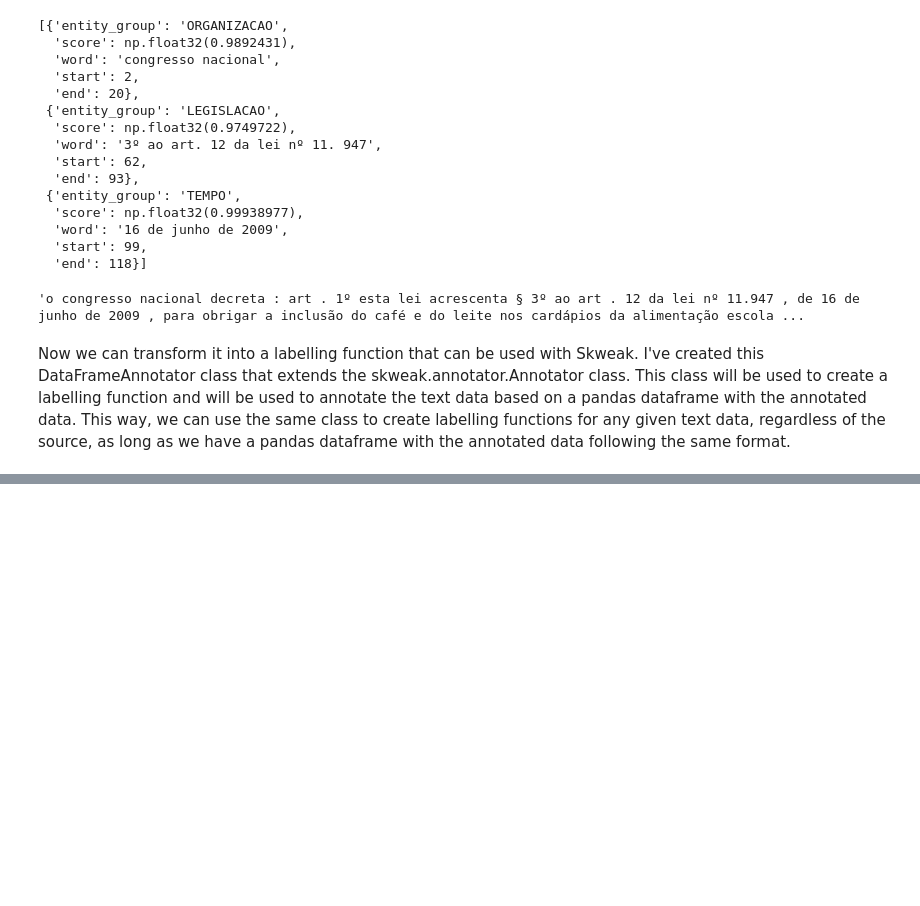
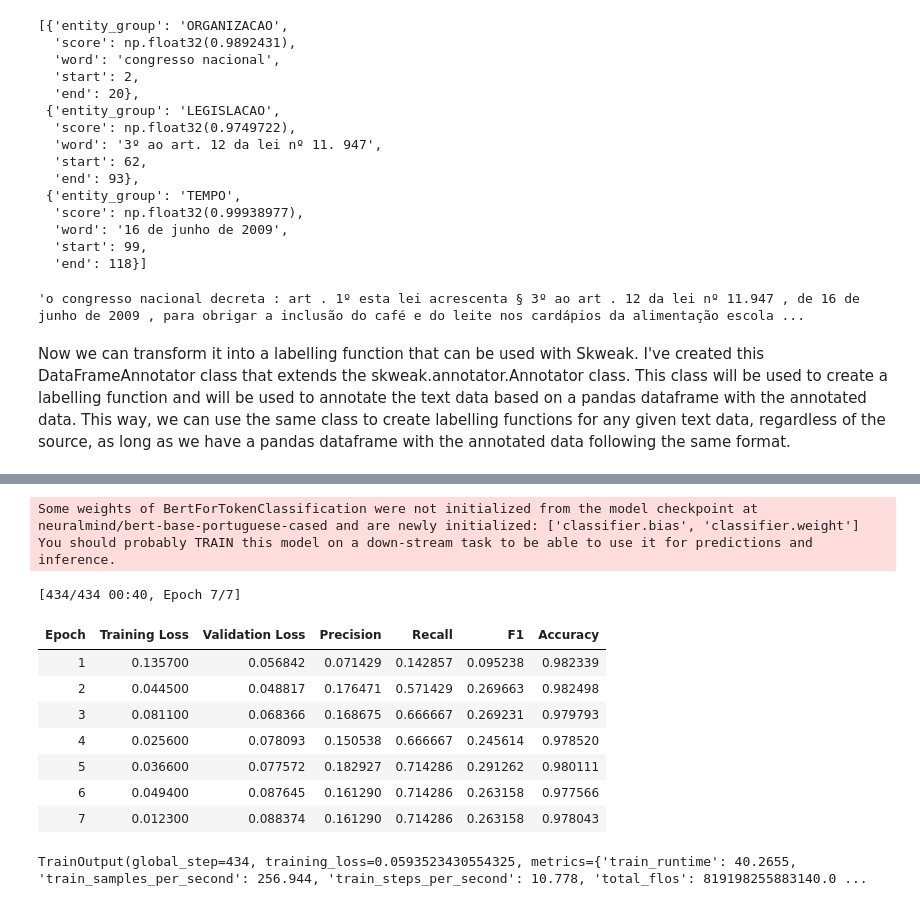
Before and after one commit to jfholanda/ner-weak-supervision, a Jupyter notebook: NER_Weak_Supervision.ipynb, the cells around one changed output, grey strips where cells are left out. Saved outputs shown, nothing was run; the diff lists cells and outputs as text; code cells hidden in the pictures; blank space fills up the shorter version.

```diff
--- a/NER_WeakSupervision_JFH.ipynb
+++ b/NER_Weak_Supervision.ipynb
@@ -767,0 +1200,9 @@ lf_transformer_1 = DataFrameAnnotator(
+# %%
+structured_chat = model_openai.with_structured_output(
+    ListaOrganizacoes,
+    method="json_mode",    # ou o método apropriado, como "default" ou "json"
+    include_raw=False      # opcional, conforme necessidade
+)
+
+# Combine prompt e modelo configurado para criar a cadeia
+chain = prompt | structured_chat
@@ -767,0 +2165,69 @@ lf_transformer_1 = DataFrameAnnotator(
+# %%
+# Load the pretrained model and tokenizer
+# The model is configured for token classification with the specified number of labels
+pretrained_language_model = AutoModelForTokenClassification.from_pretrained(
+    MODEL_NAME,  # Pretrained model name
+    num_labels=len(id_to_label),  # Number of unique labels in the dataset
+    id2label=id_to_label,  # Mapping from label IDs to label names
+    label2id=label_to_id,  # Mapping from label names to label IDs
+)
+
+# Define the training arguments for the Trainer
+training_args = TrainingArguments(
+    output_dir="./outputs/ner/bert-base-ner-hmm-labels",  # Directory to save model checkpoints and logs
+    num_train_epochs=7,  # Number of training epochs
+    per_device_train_batch_size=24,  # Batch size for training
+    per_device_eval_batch_size=24,  # Batch size for evaluation
+    weight_decay=0.01,  # Weight decay for regularization
+    seed=271828,  # Random seed for reproducibility
+    bf16=True,  # Use bfloat16 precision for training (if supported by hardware)
+    fp16=False,  # Use mixed precision training with FP16 (if supported by hardware)
+    save_total_limit=1,  # Limit the total number of saved checkpoints
+    logging_steps=1,  # Log training metrics every step
+    eval_steps=1,  # Evaluate the model every step
+    save_steps=1,  # Save the model every step
+    metric_for_best_model="eval_f1",  # Metric to determine the best model
+    greater_is_better=True,  # Higher metric value is better
+    logging_strategy="steps",  # Log metrics at each step
+    eval_strategy="epoch",  # Evaluate the model at the end of each epoch
+    save_strategy="epoch",  # Save the model at the end of each epoch
+    load_best_model_at_end=True,  # Load the best model at the end of training
+    do_train=True,  # Perform training
+    do_eval=True,  # Perform evaluation
+    gradient_accumulation_steps=1,  # Accumulate gradients over multiple steps
+    push_to_hub=False,  # Do not push the model to the Hugging Face Hub
+    learning_rate=2e-5,  # Learning rate for the optimizer
+    overwrite_output_dir=True,  # Overwrite the output directory if it exists
+)
+
+# Create a Trainer instance to handle training and evaluation
+trainer = Trainer(
+    model=pretrained_language_model,  # The model to be trained
+    args=training_args,  # Training arguments defined above
+    train_dataset=tokenized_hf_dataset_train_hmm,  # Tokenized training dataset
+    eval_dataset=tokenized_hf_dataset_dev_true,  # Tokenized validation dataset
+    processing_class=tokenizer,  # Tokenizer for preprocessing the data
+    data_collator=token_classification_collator,  # Data collator for dynamic padding
+    compute_metrics=compute_metrics_for_evaluation,  # Function to compute evaluation metrics
+)
+# %% [output]
+Some weights of BertForTokenClassification were not initialized from the model checkpoint at neuralmind/bert-base-portuguese-cased and are newly initialized: ['classifier.bias', 'classifier.weight']
+You should probably TRAIN this model on a down-stream task to be able to use it for predictions and inference.
+# %%
+# Start the training process using the Trainer instance
+# This will train the model on the training dataset and evaluate it on the validation dataset
+# The training process will follow the configurations specified in the TrainingArguments
+# During training, the model's parameters will be updated to minimize the loss function
+# The evaluation metrics will be logged at each step and at the end of each epoch
+trainer.train()
+# %% [output]
+[434/434 00:40, Epoch 7/7]
+| Epoch | Training Loss | Validation Loss | Precision | Recall | F1 | Accuracy |
+| 1 | 0.135700 | 0.056842 | 0.071429 | 0.142857 | 0.095238 | 0.982339 |
+| 2 | 0.044500 | 0.048817 | 0.176471 | 0.571429 | 0.269663 | 0.982498 |
+| 3 | 0.081100 | 0.068366 | 0.168675 | 0.666667 | 0.269231 | 0.979793 |
+| 4 | 0.025600 | 0.078093 | 0.150538 | 0.666667 | 0.245614 | 0.978520 |
+| 5 | 0.036600 | 0.077572 | 0.182927 | 0.714286 | 0.291262 | 0.980111 |
+| 6 | 0.049400 | 0.087645 | 0.161290 | 0.714286 | 0.263158 | 0.977566 |
+| 7 | 0.012300 | 0.088374 | 0.161290 | 0.714286 | 0.263158 | 0.978043 |
+TrainOutput(global_step=434, training_loss=0.0593523430554325, metrics={'train_runtime': 40.2655, 'train_samples_per_second': 256.944, 'train_steps_per_second': 10.778, 'total_flos': 819198255883140.0 ...
```
Also changed, not shown: parts of 101 cells of this notebook, 3 other files.
